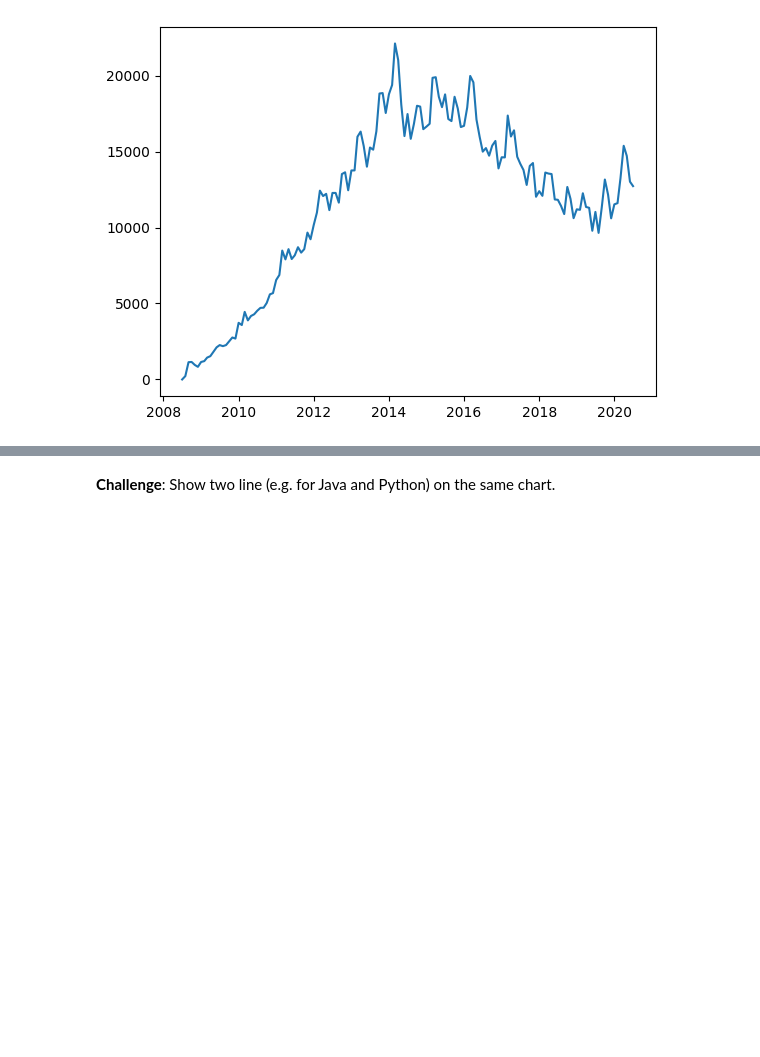
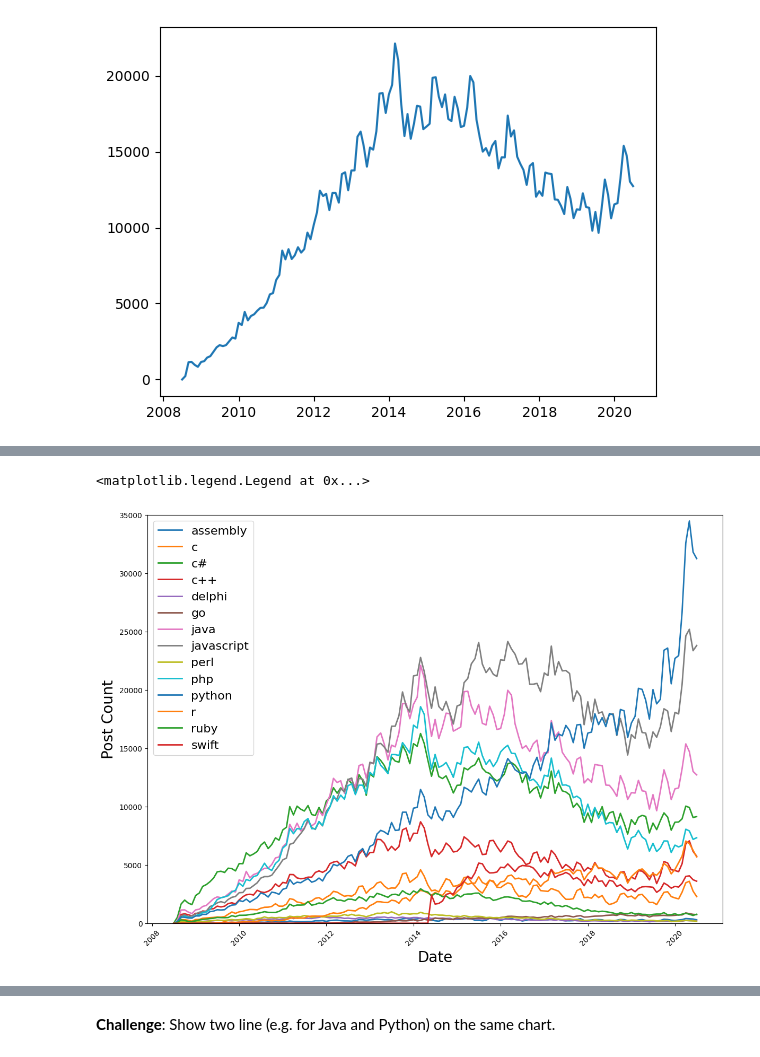
Before and after one commit to marcoman/experimental-100, a Jupyter notebook: 71-80/73/start/Programming_Languages_(start).ipynb, the cells around one changed output, grey strips where cells are left out. Drawn from its saved outputs; the diff is of its cells as text; code cells hidden in the pictures; blank space fills up the shorter version.

```diff
--- a/71-80/73/start/Programming_Languages_(start).ipynb
+++ b/71-80/73/start/Programming_Languages_(start).ipynb
@@ -289,0 +288,12 @@ clean_df.insert(1, 'Spread', spread_col)
+# %%
+plt.figure(figsize=(14,10))
+plt.xticks(rotation=45)
+plt.xlabel('Date', fontsize=20)
+plt.ylabel('Post Count', fontsize=20)
+plt.ylim(0, 35000)
+for column in reshaped_df.columns:
+    plt.plot(reshaped_df.index, reshaped_df[column], linewidth=2, label=reshaped_df[column].name)
+plt.legend(fontsize=16)
+# %% [output]
+<matplotlib.legend.Legend at 0x...>
+[figure, added]
```
Also changed, not shown: parts of 7 cells of this notebook, 9 other files.
